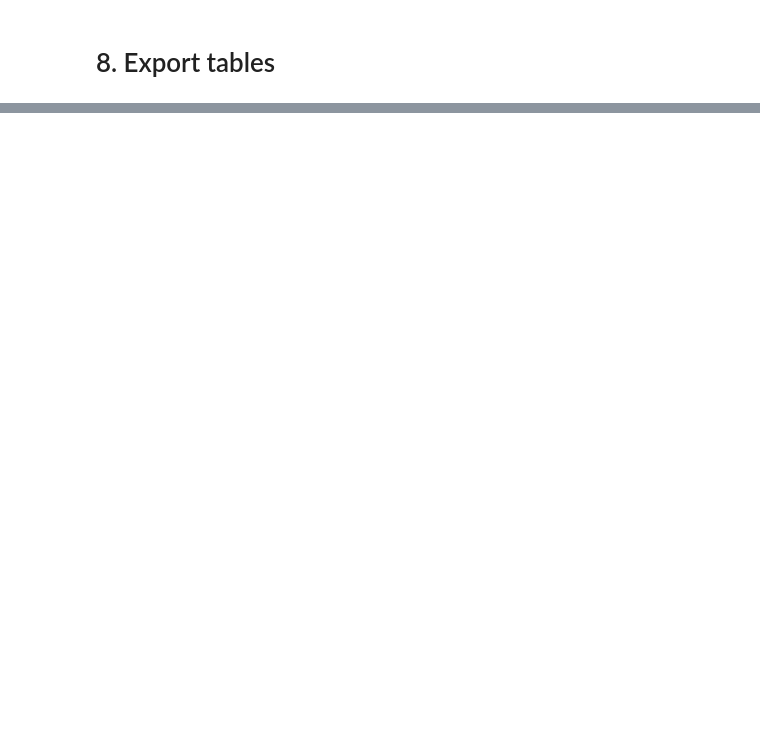
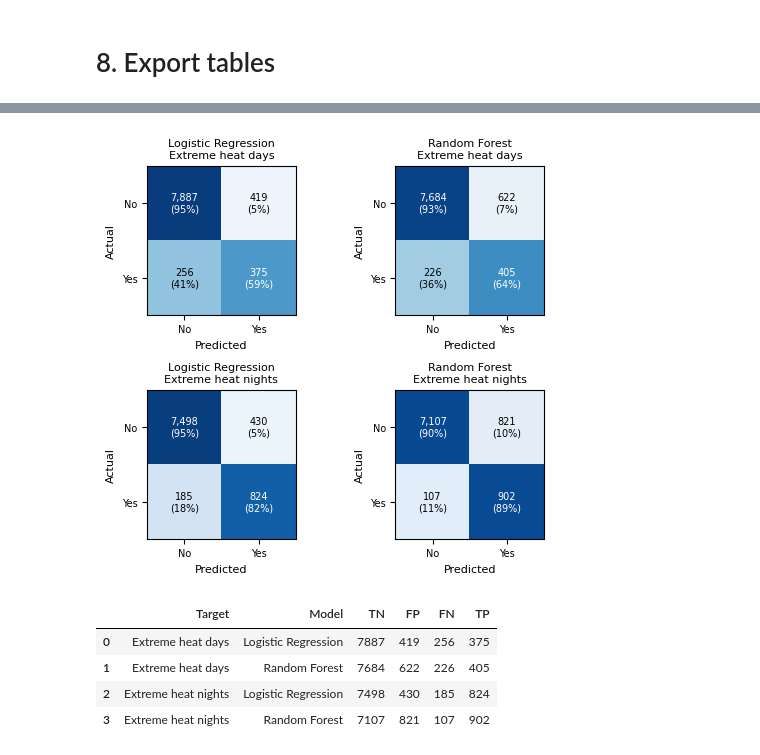
Before and after one commit to pooloom69/Predicting-Extreme-Heat-in-Southern-California, a Jupyter notebook: CPSC483_evaluation.ipynb, the cells around one changed output, grey strips where cells are left out. Cells and saved outputs as stored; diff of their text form; code cells hidden in the pictures; blank space fills up the shorter version.

```diff
--- a/CPSC483_evaluation.ipynb
+++ b/CPSC483_evaluation.ipynb
@@ -459,0 +537,43 @@ print(latex_b)
+# %%
+from sklearn.metrics import confusion_matrix
+
+CM_MODELS = ["Logistic Regression", "Random Forest"]
+fig, axes = plt.subplots(2, 2, figsize=(5.2, 4.6))
+for i, target in enumerate(A_TARGETS):
+    for j, name in enumerate(CM_MODELS):
+        ax = axes[i, j]
+        y_true, proba = a_test_proba[(target, name)]
+        threshold = a_final_models[(target, name)][1]
+        cm = confusion_matrix(y_true, (proba >= threshold).astype(int), labels=[0, 1])
+        share = cm / cm.sum(axis=1, keepdims=True)
+        ax.imshow(share, cmap="Blues", vmin=0, vmax=1)
+        for r in range(2):
+            for c in range(2):
+                ax.text(c, r, f"{cm[r, c]:,}\n({share[r, c]:.0%})", ha="center", va="center",
+                        fontsize=7, color="white" if share[r, c] > 0.5 else "black")
+        ax.set_xticks([0, 1], ["No", "Yes"])
+        ax.set_yticks([0, 1], ["No", "Yes"])
+        ax.set_xlabel("Predicted")
+        ax.set_ylabel("Actual")
+        ax.set_title(f"{name}\n{TARGET_LABEL[target]}", fontsize=8)
+save_fig("fig5_confusion_matrices")
+
+# counts as a table, saved for reference
+cm_rows = []
+for target in A_TARGETS:
+    for name in CM_MODELS:
+        y_true, proba = a_test_proba[(target, name)]
+        threshold = a_final_models[(target, name)][1]
+        tn, fp, fn, tp = confusion_matrix(y_true, (proba >= threshold).astype(int), labels=[0, 1]).ravel()
+        cm_rows.append({"Target": TARGET_LABEL[target], "Model": name,
+                        "TN": tn, "FP": fp, "FN": fn, "TP": tp})
+confusion_table = pd.DataFrame(cm_rows)
+confusion_table.to_csv(RES_DIR / "taskA_confusion_matrices.csv", index=False)
+confusion_table
+# %% [output]
+[figure, added]
+|  | Target | Model | TN | FP | FN | TP |
+| 0 | Extreme heat days | Logistic Regression | 7887 | 419 | 256 | 375 |
+| 1 | Extreme heat days | Random Forest | 7684 | 622 | 226 | 405 |
+| 2 | Extreme heat nights | Logistic Regression | 7498 | 430 | 185 | 824 |
+| 3 | Extreme heat nights | Random Forest | 7107 | 821 | 107 | 902 |
```
Also changed, not shown: parts of 11 cells of this notebook, 3 other files.
